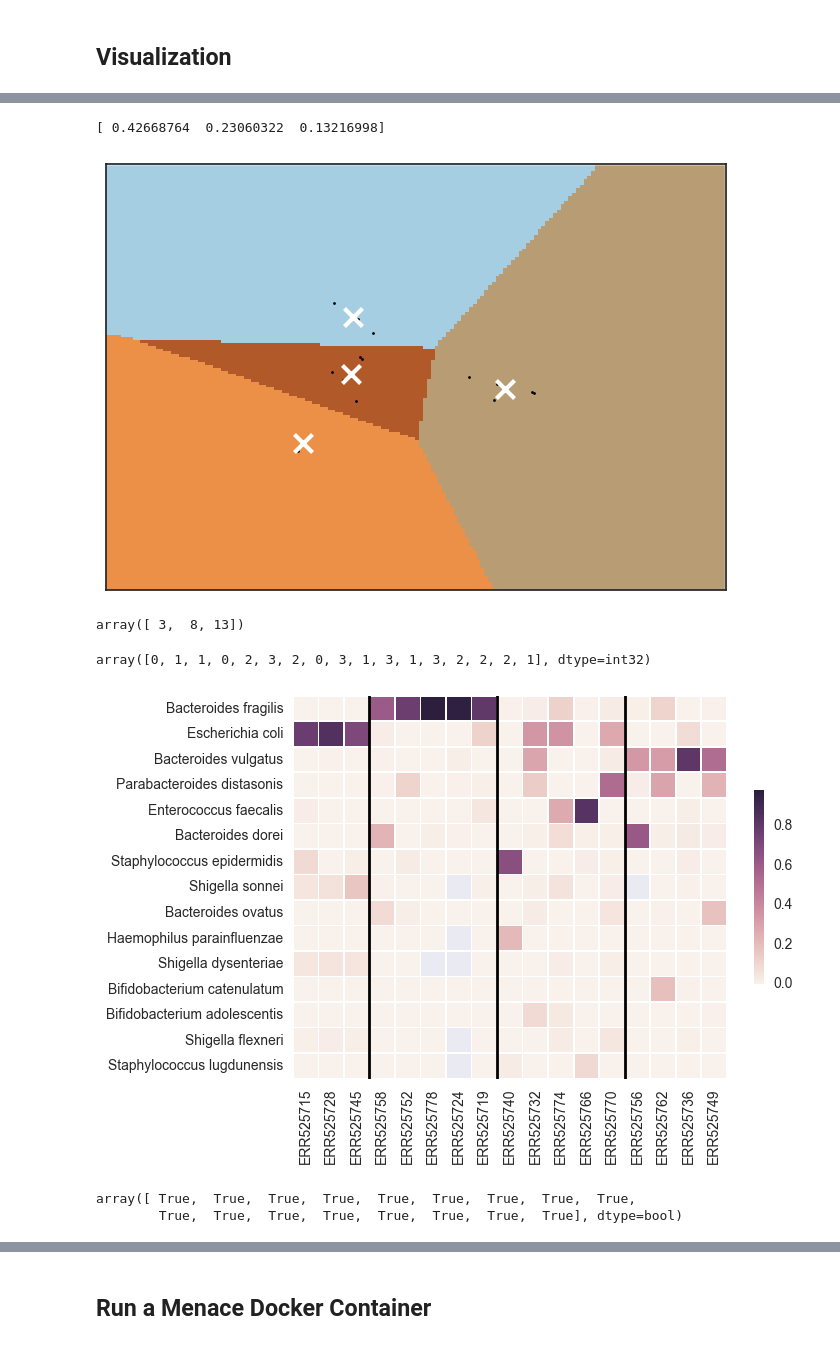
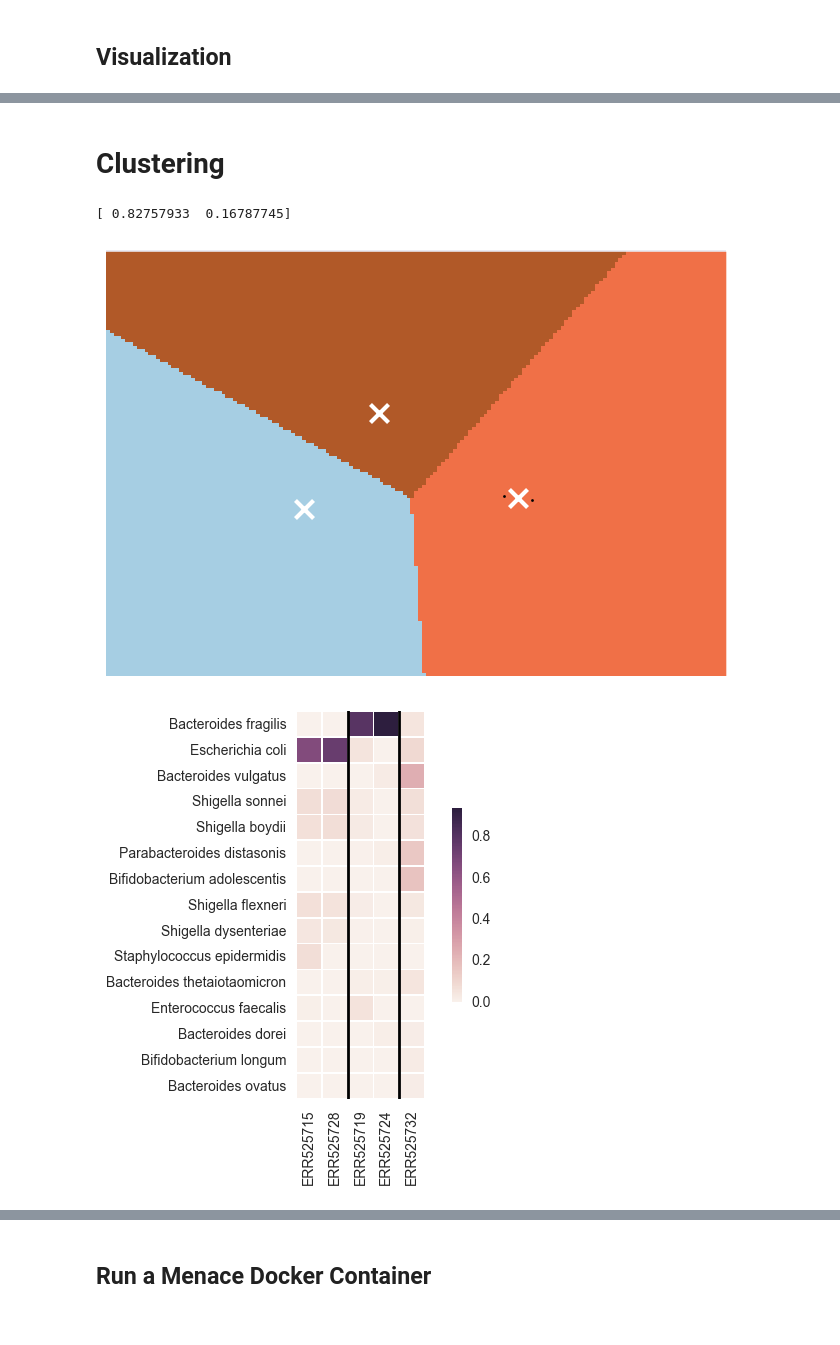
Before and after one commit to zertan/Menace, a Jupyter notebook: menace/notebook/Menace.ipynb, the cells around one changed output, grey strips where cells are left out. Drawn from its saved outputs; the diff is of its cells as text; code cells hidden in the pictures.

```diff
--- a/menace/notebook/Menace.ipynb
+++ b/menace/notebook/Menace.ipynb
@@ -27,8 +20,7 @@ import pandas as pd
 import numpy as np
 from os.path import join
 # %%
-ptr = pd.DataFrame.from_csv(join(config['output_path'],"Collect","PTR.csv"),  sep=';',index_col=-1)
-ab = pd.DataFrame.from_csv(join(config['output_path'],"Collect","Abundance.csv"),  sep=';')
+c = pd.DataFrame.from_csv(join(config['output_path'],"Collect","C.csv"),  sep=';')
+ab = pd.DataFrame.from_csv(join(config['output_path'],"Collect","CellAbundance.csv"),  sep=';')
 ab = ab.ix[:,np.argsort(ab.columns)]
-ptr = ptr.ix[:,np.argsort(ptr.columns)]
-#ab_ptr = pd.DataFrame.from_csv(join(config['output_path'],"Collect","AbundancePTR.csv"),  sep=';')
+c = c.ix[:,np.argsort(c.columns)]
@@ -245,3 +128,5 @@ fig.savefig('Figures/Species_C_periods_boxplot.pdf', bbox_inches='tight', pad_in
+# %% [markdown]
+# Clustering
 # %%
 from sklearn.cluster import KMeans
 from sklearn.decomposition import PCA
@@ -250,9 +133,12 @@ n_digits=3
+# %%
+n_components=2
+n_clusters=3
 # %%
-# perform PCA to reduce dimensionality
-pca = PCA(n_components=3)
+# PCA example to reduce dimensionality
+pca = PCA(n_components=n_components)
 pca.fit(data.transpose())
 PCA(copy=True, iterated_power='auto', n_components=3, random_state=None,
   svd_solver='auto', tol=0.0, whiten=False)
 print(pca.explained_variance_ratio_)
 # %% [output]
-[ 0.42668764  0.23060322  0.13216998]
+[ 0.82757933  0.16787745]
@@ -262,6 +145,7 @@ print(pca.explained_variance_ratio_)
 # %%
-reduced_data = PCA(n_components=2).fit_transform(data.transpose())
-kmeans = KMeans(init='k-means++', n_clusters=4, n_init=10)
+# basic clustering based on 2 components, number of clusters must be checked manually
+reduced_data = PCA(n_components=n_components).fit_transform(data.transpose())
+kmeans = KMeans(init='k-means++', n_clusters=n_clusters, n_init=10)
 kmeans.fit(reduced_data)
 
 # Step size of the mesh. Decrease to increase the quality of the VQ.
@@ -298,5 +182,5 @@ plt.xticks(())
 plt.yticks(())
 plt.show()
 # %% [output]
-[figure, old version]
+[figure, new version]
 # %%
@@ -307,35 +194,21 @@ line_pos=(np.where(np.diff(cluster_ind_sort)==1)+np.array(1))[0]
-# %%
-line_pos
-# %% [output]
-array([ 3,  8, 13])
-# %%
-cluster_ind
-# %% [output]
-array([0, 1, 1, 0, 2, 3, 2, 0, 3, 1, 3, 1, 3, 2, 2, 2, 1], dtype=int32)
 # %%
 # abundance heatmap
 # sort according to kmeans cluster
 #s=ab.index.values[list(ind)]
 #abs2=ab.reindex(list(s))
-abs2=ab2.ix[:,list(cluster_sort)]
-ptrs2=ptr2.ix[:,list(cluster_sort)]
+
 #abs2sort=abs2.ix[:, abs2.max().sort_values(ascending=False).index]
 
 f, ax = plt.subplots(figsize=(7, 5))
 
 cmap = sns.diverging_palette(220, 10, as_cmap=True)
 ax = sns.heatmap(abs2.ix[:15],linewidths=.5,square=True,ax=ax, cbar_kws={"shrink": .5})
 
 ax.set_xlabel('')
 ax.set_ylabel('')
 cluster_ind_sort
 
 for pos in line_pos:
     ax.axvline(pos, 0, 2, linewidth=2, c='k')
 # %% [output]
-[figure, old version]
+[figure, new version]
-# %%
-abs2.columns==ptrs2.columns
-# %% [output]
-array([ True,  True,  True,  True,  True,  True,  True,  True,  True,
-        True,  True,  True,  True,  True,  True,  True,  True], dtype=bool)
```
Also changed, not shown: parts of 46 cells of this notebook, 8 other files.
